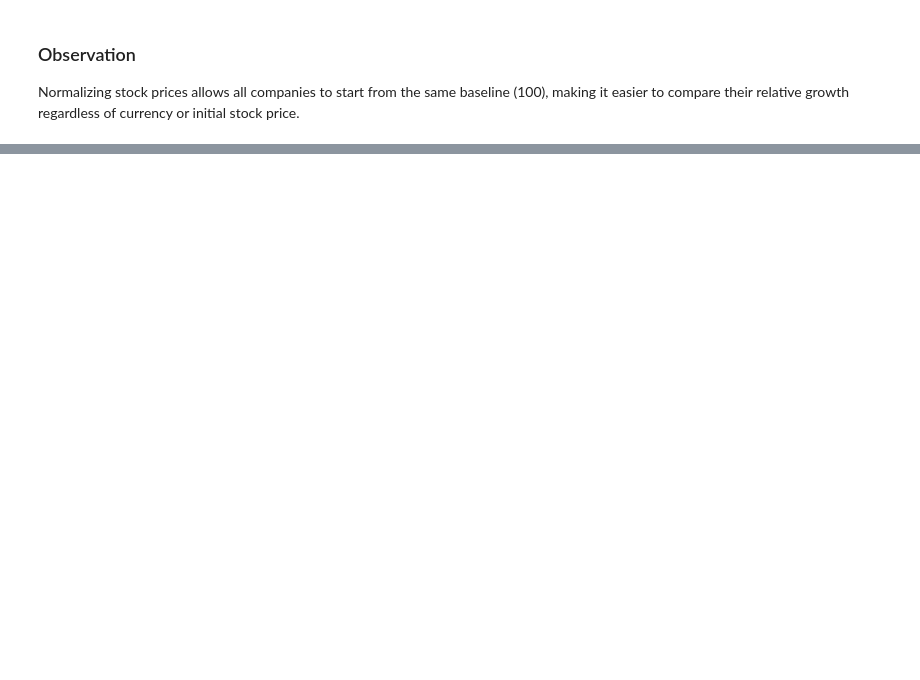
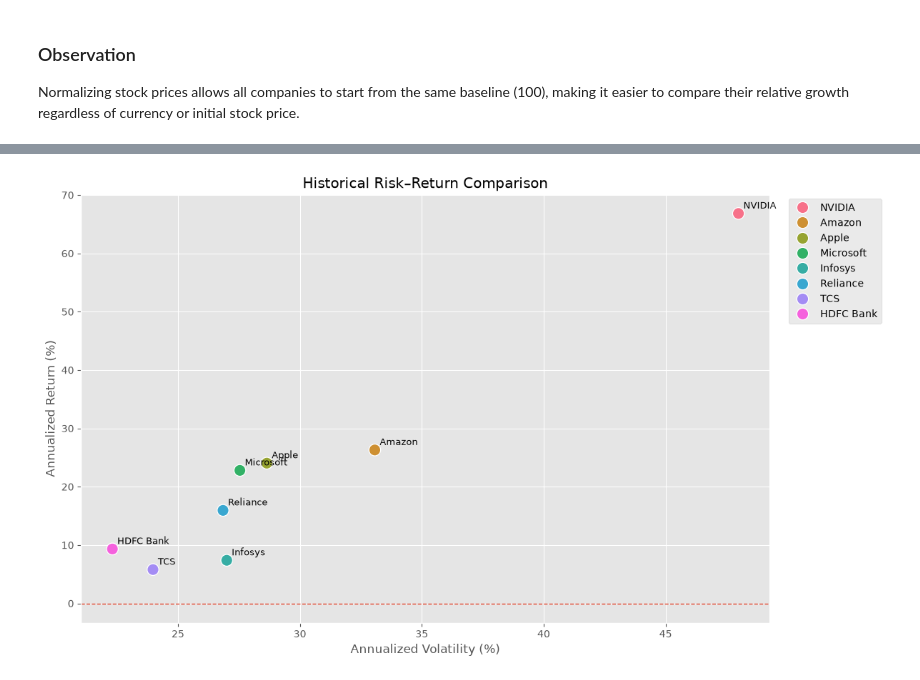
Before and after one commit to Prins-Satapara/StockVision, a Jupyter notebook: notebooks/04_Comparative_Analysis.ipynb, the cells around one changed output, grey strips where cells are left out. Cells and saved outputs as stored; diff of their text form; code cells hidden in the pictures; blank space fills up the shorter version.

```diff
--- a/notebooks/04_Comparative_Analysis.ipynb
+++ b/notebooks/04_Comparative_Analysis.ipynb
@@ -116,0 +244,32 @@ Normalizing stock prices allows all companies to start from the same baseline (1
+# %%
+risk_return_df = risk_metrics_df.dropna(
+    subset=["Annualized Return (%)", "Annualized Volatility (%)"]
+).copy()
+
+plt.figure(figsize=(12, 7))
+sns.scatterplot(
+    data=risk_return_df,
+    x="Annualized Volatility (%)",
+    y="Annualized Return (%)",
+    hue="Company",
+    s=140
+)
+
+for _, row in risk_return_df.iterrows():
+    plt.annotate(
+        row["Company"],
+        (row["Annualized Volatility (%)"], row["Annualized Return (%)"]),
+        xytext=(5, 5),
+        textcoords="offset points",
+        fontsize=9
+    )
+
+plt.axhline(0, linewidth=1, linestyle="--")
+plt.title("Historical Risk–Return Comparison")
+plt.xlabel("Annualized Volatility (%)")
+plt.ylabel("Annualized Return (%)")
+plt.legend(bbox_to_anchor=(1.02, 1), loc="upper left")
+plt.tight_layout()
+plt.show()
+# %% [output]
+[figure, added]
```
Also changed, not shown: parts of 11 cells of this notebook, 27 other files.
